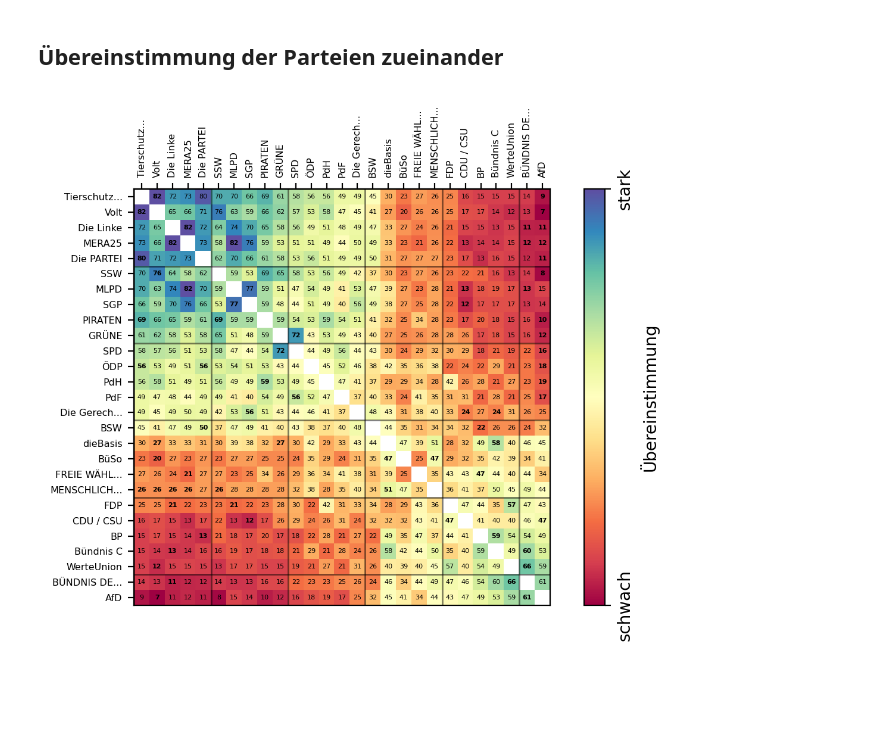
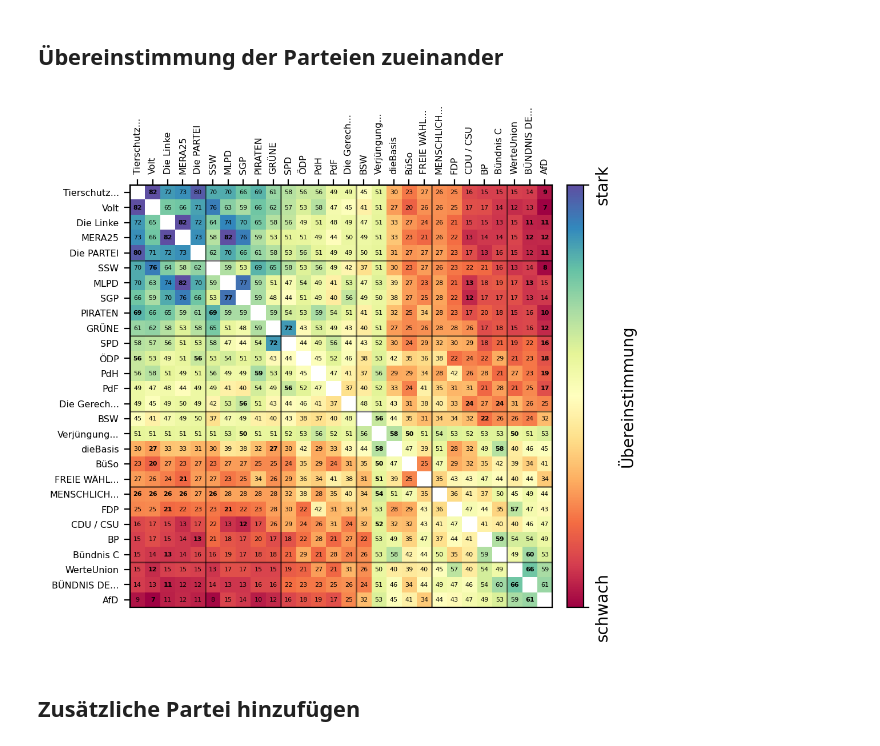
Before and after one commit to stammler/pca_wahlanalyse, a Jupyter notebook: notebooks/template.ipynb, the cells around one changed output. Saved outputs shown, nothing was run; the diff lists cells and outputs as text; code cells hidden in the pictures; blank space fills up the shorter version.

```diff
--- a/notebooks/template.ipynb
+++ b/notebooks/template.ipynb
@@ -45,6 +45,6 @@ An dieser Stelle sei erähnt, dass diese Analyse zu **wissenschaftlichen und jou
 # %% [markdown]
 ## Bereinigung
 # %%
-remove = ["Verjüngungsforschung"]
+remove = []
 # %%
 data = utils.remove_party_from_data(data, remove=remove)
@@ -275,7 +231,7 @@ for p in data.parties:
 # %%
-fig, ax = plt.subplots()
-ax.set_aspect(1.)
 i_sorted = np.argsort(Y[:, 0])
+lim = np.ceil(np.abs(Y).max())+1
+fig, ax = plt.subplots(figsize=(6.4, 2.))
 for i in range(N_par):
     up = (i==i_sorted).argmax()%2
     if up:
@@ -284,10 +240,9 @@ for i in range(N_par):
     else:
         ax.plot(Y[i, 0], -0.05, "o", markersize=6, c=utils.color_dict[data.parties[i]], markeredgecolor="black", markeredgewidth=0.5)
         ax.text(Y[i, 0], -0.15, parties_short[i], rotation=60, ha="right", va="top", fontsize="x-small")
-lim = np.ceil(np.abs(Y).max())+1
-ax.set_xlim(-lim, lim)
-ax.set_ylim(-2.5, 2.5)
+ax.set(
+    aspect=1., title="1. Hauptkomponente", xlim=[-lim, lim], ylim=[-2.5, 2.5]
+)
 ax.axis("off")
-ax.set_title("1. Hauptkomponente")
-fig.tight_layout()
+fig.set_layout_engine("tight")
 # %% [output]
@@ -356,33 +313,36 @@ norm = (norm_max-norm) / norm_max
 norm_min = norm[np.where(~np.isnan(norm))].min()
 norm_max = norm[np.where(~np.isnan(norm))].max()
 # %%
-fig, ax = plt.subplots()
-ax.set_aspect(1)
+fig, ax = plt.subplots(figsize=(4.8, 4.8))
 p = ax.matshow(norm, vmin=norm_min, vmax=norm_max, cmap="Spectral")
-ax.set_xticks(np.arange(N_par))
-ax.set_yticks(np.arange(N_par))
+ax.set(
+    aspect=1.,
+    xticks=np.arange(N_par), yticks=np.arange(N_par),
+)
 ax.set_xticklabels(np.array(parties_short)[i_sorted], rotation=90, fontsize="xx-small")
 ax.set_yticklabels(np.array(parties_short)[i_sorted], fontsize="xx-small")
 ticks = np.arange(0, N_par, 5)
 ax.xaxis.tick_top()
 ax.hlines(ticks-0.5, -0.5, N_komp-0.5, lw=1, color="black", alpha=0.5)
 ax.vlines(ticks-0.5, -0.5, N_komp-0.5, lw=1, color="black", alpha=0.5)
-cbar = plt.colorbar(p, ticks=[norm_min, norm_max])
+pos = ax.get_position()
+cb_ax = fig.add_axes([1.03*pos.x1, pos.y0, 0.03, pos.y1-pos.y0])
+cbar = plt.colorbar(p, ticks=[norm_min, norm_max], cax=cb_ax)
 cbar.set_label("Übereinstimmung")
 cbar.set_ticklabels(["schwach", "stark"], rotation=90, va="center")
-if True:
+if True: # Zahlen an-/ausschalten
     for i in range(N_par):
         for j in range(N_par):
             if j==i:
                 continue
             nmax = np.round(norm[np.where(np.isfinite(norm[:, j])), j].max(), 2)
             nmin = np.round(norm[np.where(np.isfinite(norm[:, j])), j].min(), 2)
             if np.round(norm[i, j], 2)==nmin or np.round(norm[i, j], 2)==nmax:
                 fontweight="bold"
             else:
                 fontweight="normal"
             ax.text(i, j, "{:.0f}".format(norm[i, j]*100), fontsize=4, va="center", ha="center", fontweight=fontweight)
-fig.tight_layout()
-fig.savefig("agreement.jpg")
 # %% [output]
-[figure, old version]
+[figure, new version]
+# %% [markdown]
+## Zusätzliche Partei hinzufügen
```
Also changed, not shown: parts of 15 cells of this notebook.
